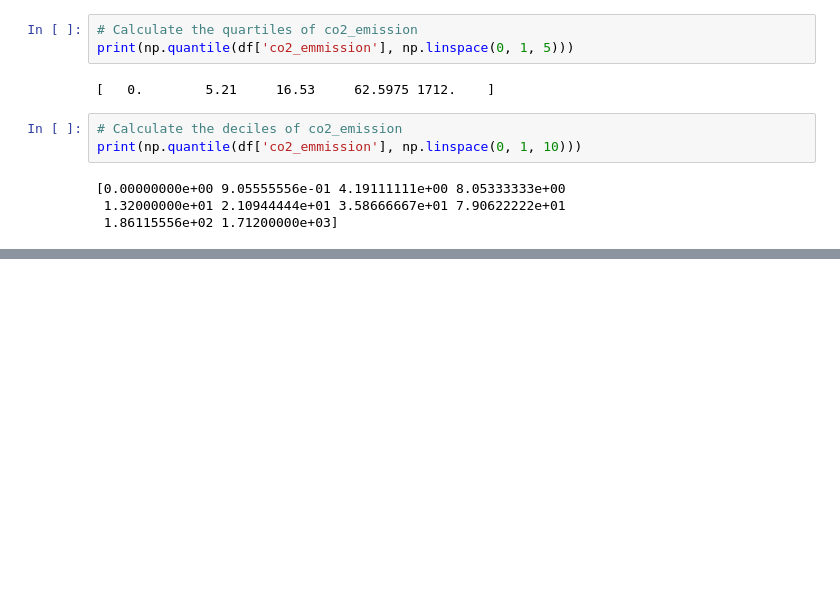
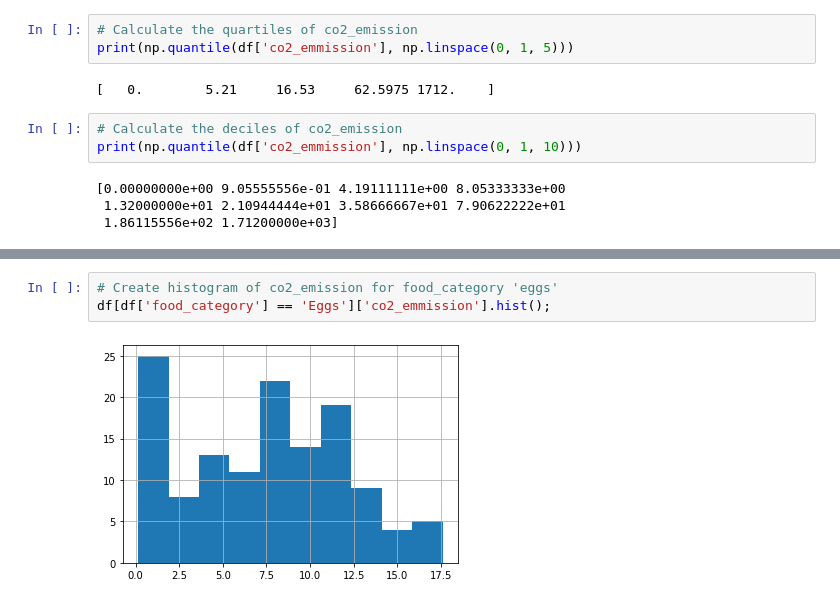
Before and after one commit to Starburned7/data-analytics-projects, a Jupyter notebook: Food_consumption.ipynb, the cells around one changed output, grey strips where cells are left out. Drawn from its saved outputs; the diff is of its cells as text; blank space fills up the shorter version.

```diff
--- a/Food_consumption.ipynb
+++ b/Food_consumption.ipynb
@@ -115,0 +146,5 @@ print(np.quantile(df['co2_emmission'], np.linspace(0, 1, 10)))
+# %%
+# Create histogram of co2_emission for food_category 'eggs'
+df[df['food_category'] == 'Eggs']['co2_emmission'].hist();
+# %% [output]
+[figure, added]
```
Also changed, not shown: parts of 6 cells of this notebook.
